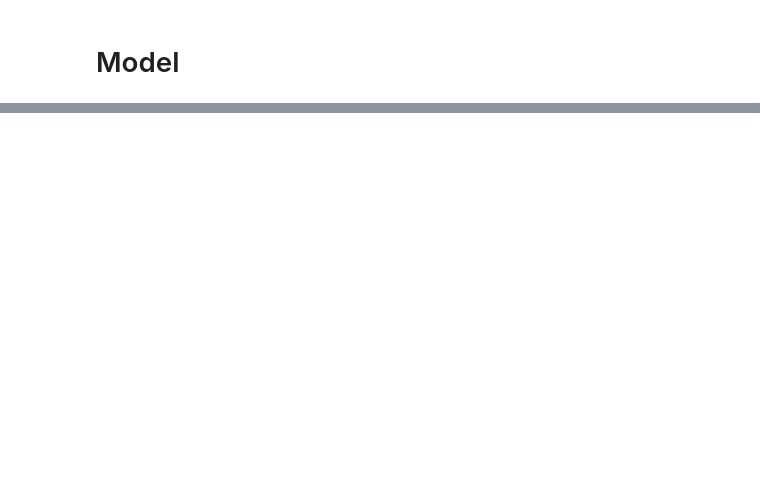
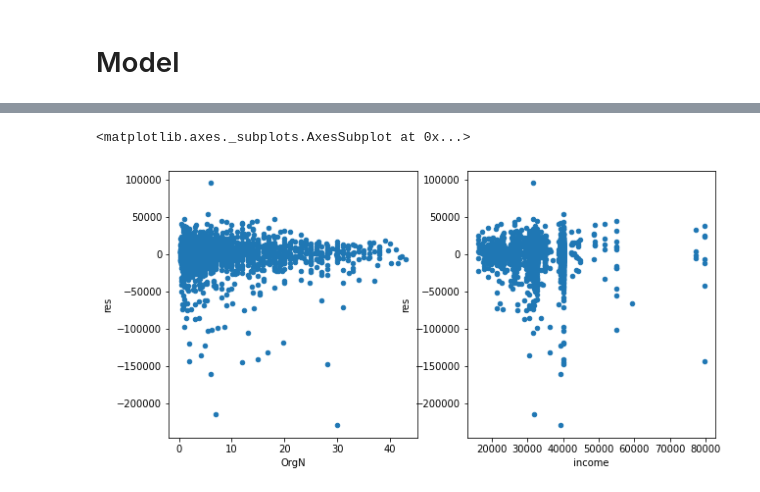
Before and after one commit to deClot/Hakaton_Superhero, a Jupyter notebook: 3.ipynb, the cells around one changed output, grey strips where cells are left out. Drawn from its saved outputs; the diff is of its cells as text; code cells hidden in the pictures; blank space fills up the shorter version.

```diff
--- a/3.ipynb
+++ b/3.ipynb
@@ -443,0 +435,12 @@ pd.DataFrame(np.vstack([y_test.values,pred]).T, columns=['true', 'pred']) \
+# %%
+plt.figure(figsize=(10,5))
+
+ax=plt.subplot(121)
+pd.DataFrame(np.vstack([X_test.OrgStanding_N, pred-y_test ]).T, columns=['OrgN', 'res']) \
+    .plot(x='OrgN', y='res', kind='scatter', ax=ax)
+ax = plt.subplot(122)
+pd.DataFrame(np.vstack([X_test.income_region, pred-y_test ]).T, columns=['income', 'res']) \
+    .plot(x='income', y='res', kind='scatter', ax=ax)
+# %% [output]
+<matplotlib.axes._subplots.AxesSubplot at 0x...>
+[figure, added]
```
Also changed, not shown: parts of 56 cells of this notebook.
